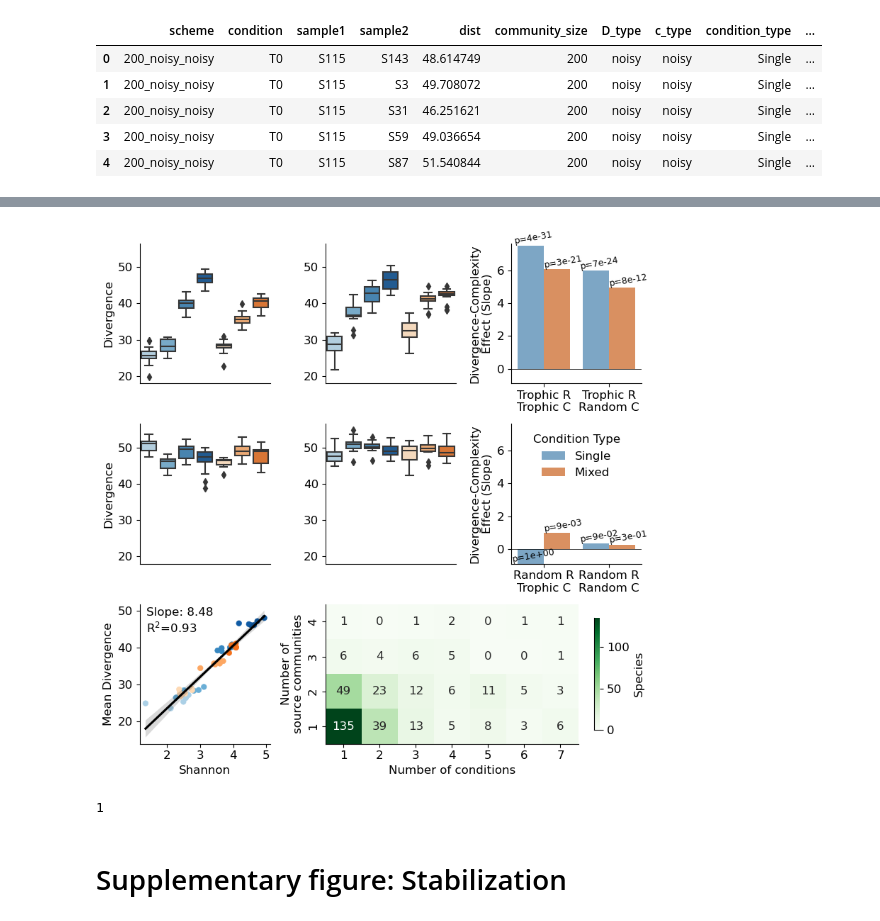
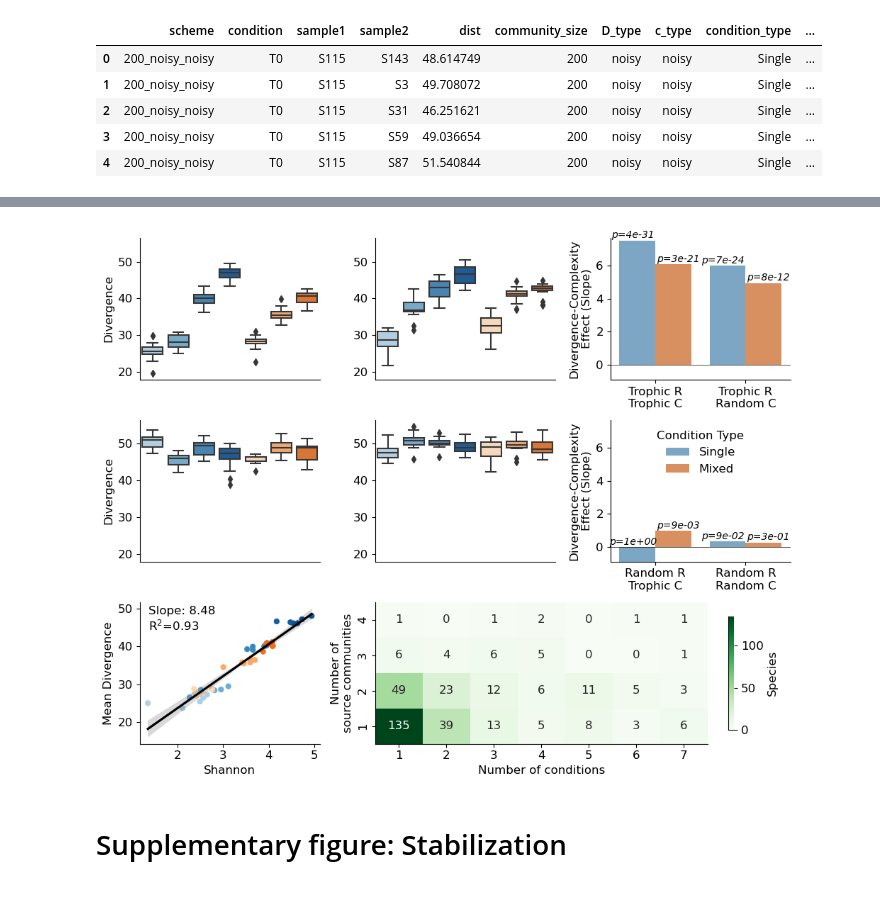
Before and after one commit to segrelab/MetabolicComplexityDivergence, a Jupyter notebook: env_complexity_publication_figures.ipynb, the cells around one changed output, grey strips where cells are left out. Drawn from its saved outputs; the diff is of its cells as text; code cells hidden in the pictures.

```diff
--- a/env_complexity_publication_figures.ipynb
+++ b/env_complexity_publication_figures.ipynb
@@ -913,7 +893,7 @@ mosaic = [
     ['div', 'pres', 'pres']
 ]
 with plt.rc_context({'font.size': 12}):
-    fig, axs = plt.subplot_mosaic(mosaic, figsize=(8, 8), layout='tight')
+    fig, axs = plt.subplot_mosaic(mosaic, figsize=(10, 8), layout='tight')
 
     "Divergence by condition"
     order = ['T3', 'T2', 'T1', 'T0', 'T3+T2', 'T3+T2+T1', 'T3+T2+T1+T0']
@@ -940,7 +920,7 @@ with plt.rc_context({'font.size': 12}):
     mixed_color = np.mean([v for k, v in condition_pal.items() if '+' in k], 0)
     single_mixed_pal = dict(zip(['Single', 'Mixed'], [single_color, mixed_color]))
 
-    pval_y_boost = .1
+    pval_y_boost = .15
     for d, ax_name in zip(['trophic', 'noisy'], ['t_bars', 'r_bars']):
         ax = axs[ax_name]
         crm_slope_data = linregress_crm[linregress_crm.D_type.eq(d)]
@@ -951,9 +931,10 @@ with plt.rc_context({'font.size': 12}):
                 crm_stats = crm_slope_data[crm_slope_data.x_axis.eq(x_axis) & crm_slope_data.condition_type.eq(condition)].squeeze()
                 pval = f'p={crm_stats.pvalue:.0e}'
                 slope = crm_stats.slope + pval_y_boost
-                x_pos = i - .15 + offset * .45
-                y_pos = slope
-                ax.annotate(pval, (x_pos, slope), fontsize=9, horizontalalignment='center', rotation=10)
+                if slope < 0:
+                    slope = pval_y_boost
+                x_pos = i - .25 + offset * .5
+                ax.annotate(pval, (x_pos, slope), fontsize=10, horizontalalignment='center', fontstyle='italic')
         # ax.sharey(axs['t_bars'])
         ylim = linregress_crm.slope.agg(['min', 'max']) + [0, pval_y_boost]
         # ax.set_ylim(*linregress_crm.slope.agg(['min', 'max']))
@@ -969,38 +950,34 @@ with plt.rc_context({'font.size': 12}):
     "CRM Divergence and Diversity"
     crm_shannon = n_final_time[n_final_time.scheme.eq('200_trophic_trophic')].groupby(['Sample', 'community', 'condition']).abundance.apply(shannon).reset_index(name='shannon')
     paired_dists_crm_md = pair_md(all_dists.reset_index(), crm_md.reset_index(), wideform=False)
     crm_mean_divergence = paired_dists_crm_md[paired_dists_crm_md.scheme.eq('200_trophic_trophic') & ~paired_dists_crm_md.same_Sample].groupby(['condition', 'sample1_community']).dist.mean().reset_index().rename(columns={'sample1_community': 'community'})
     crm_shannon_divergence = crm_mean_divergence.merge(crm_shannon)
     linregress_crm_shannon_divergence = linregress(crm_shannon_divergence[['shannon', 'dist']])
 
     ax = axs['div']
     kwargs = dict(x='shannon', y='dist', data=crm_shannon_divergence, ax=ax)
     sns.scatterplot(**kwargs, hue='condition', palette=crm_condition_pal, legend=False, edgecolor=None, s=30)
     sns.regplot(**kwargs, scatter=False, color='k')
     ax.set_ylabel('Mean Divergence')
     ax.set_xlabel('Shannon')
     annot = f"""Slope: {linregress_crm_shannon_divergence.slope:.2f}
 R$^2$={linregress_crm_shannon_divergence.rvalue**2:.2f}"""
     ax.annotate(annot, (.05, .8), xycoords='axes fraction')
 
     "Presence"
     n_final_time['presence'] = n_final_time.abundance.gt(0)
     pres_condition_comm_crm = n_final_time[n_final_time.scheme.eq('200_trophic_trophic') & n_final_time.presence].groupby('species')[['community', 'condition']].nunique().value_counts().unstack().fillna(0)
     pres_condition_comm_crm = pres_condition_comm_crm.reindex(pres_condition_comm_crm.index[::-1])
 
     ax = axs['pres']
     sns.heatmap(pres_condition_comm_crm, cmap='Greens', annot=True, ax=ax, cbar_kws={'shrink': .8, 'format': '{x:.0f}', 'label': 'Species'}, fmt='.0f')
     ax.set_xlabel('Number of conditions')
     ax.set_ylabel('Number of\nsource communities')
 sns.despine()
 plt.savefig('publication_figures/crm_combined_results', dpi=300, transparent=True, bbox_inches=False)
 plt.show()
 # %% [output]
-[figure, old version]
+[figure, new version]
-# %%
-np.abs(-1)
-# %% [output]
-1
 # %% [markdown]
 # Supplementary figure: Stabilization
 # %%
```
Also changed, not shown: parts of 2 cells of this notebook.
